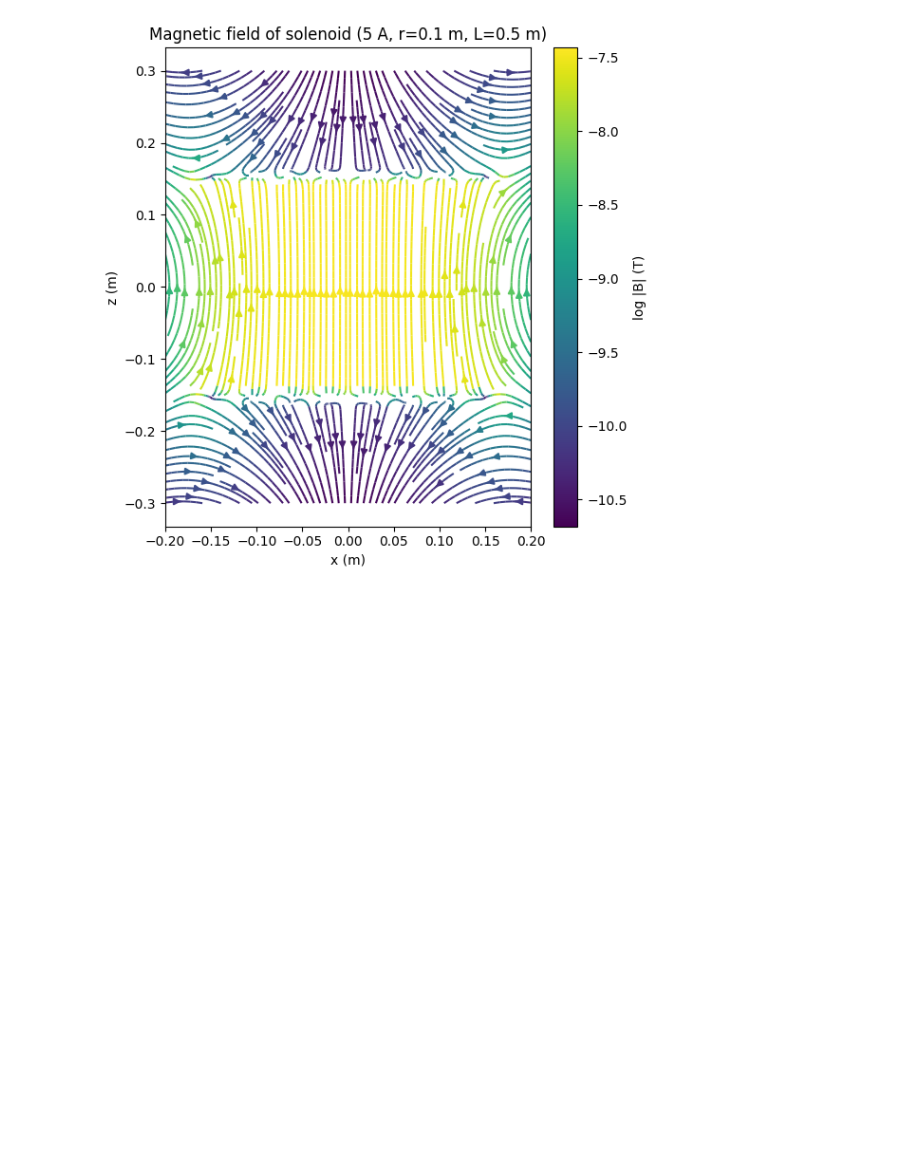
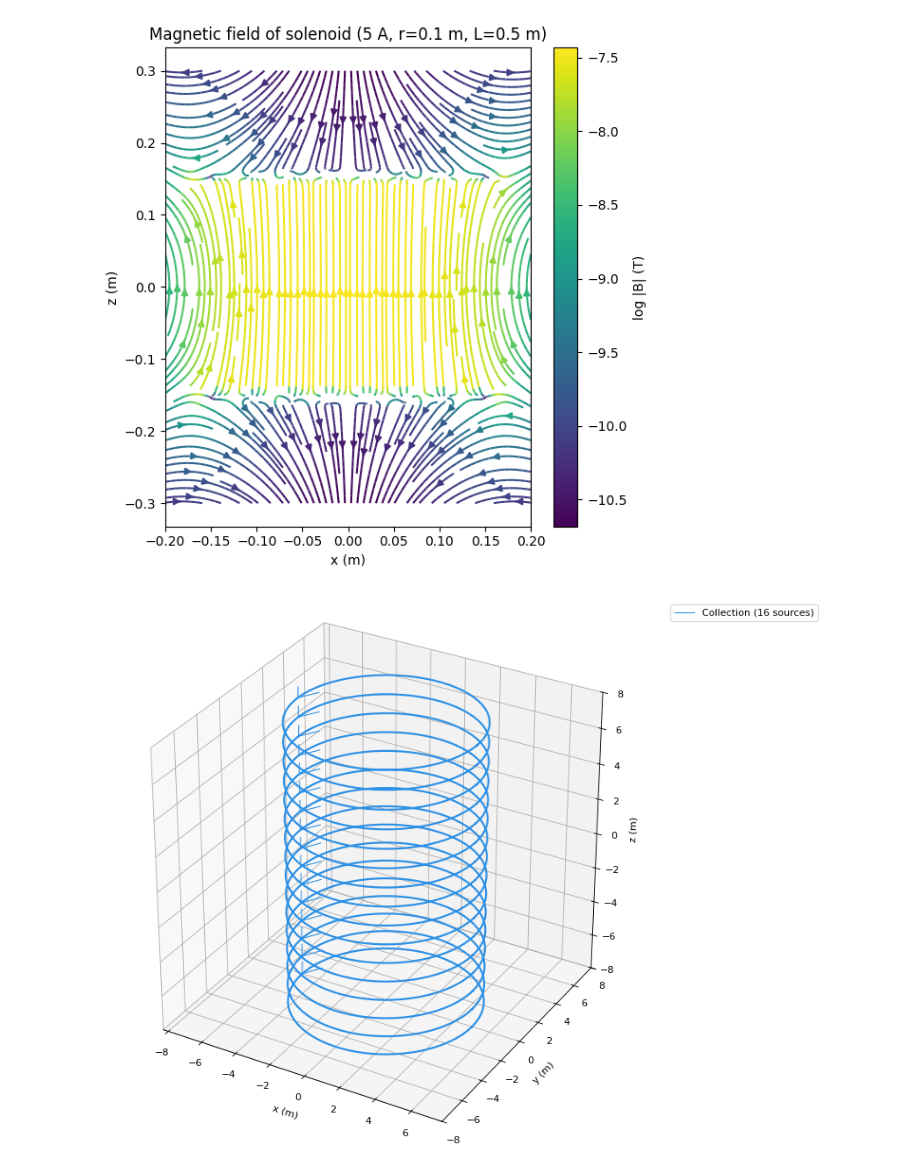
Before and after one commit to twyeh/university-physics, a Jupyter notebook: Solenoid_Magnetic_Fields.ipynb, the cells around one changed output. Saved outputs shown, nothing was run; the diff lists cells and outputs as text; code cells hidden in the pictures; blank space fills up the shorter version.

```diff
--- a/Solenoid_Magnetic_Fields.ipynb
+++ b/Solenoid_Magnetic_Fields.ipynb
@@ -75,3 +75,19 @@ plt.tight_layout()
 plt.show()
 # %% [output]
 [figure]
+# %%
+import numpy as np
+import magpylib as magpy
+
+coil1 = magpy.Collection()
+for z in np.linspace(-8, 8, 16):
+    winding = magpy.current.Circle(
+        current=100,
+        diameter=10,
+        position=(0,0,z),
+    )
+    coil1.add(winding)
+
+coil1.show()
+# %% [output]
+[figure, added]
```
Also changed, not shown: parts of 4 cells of this notebook.
